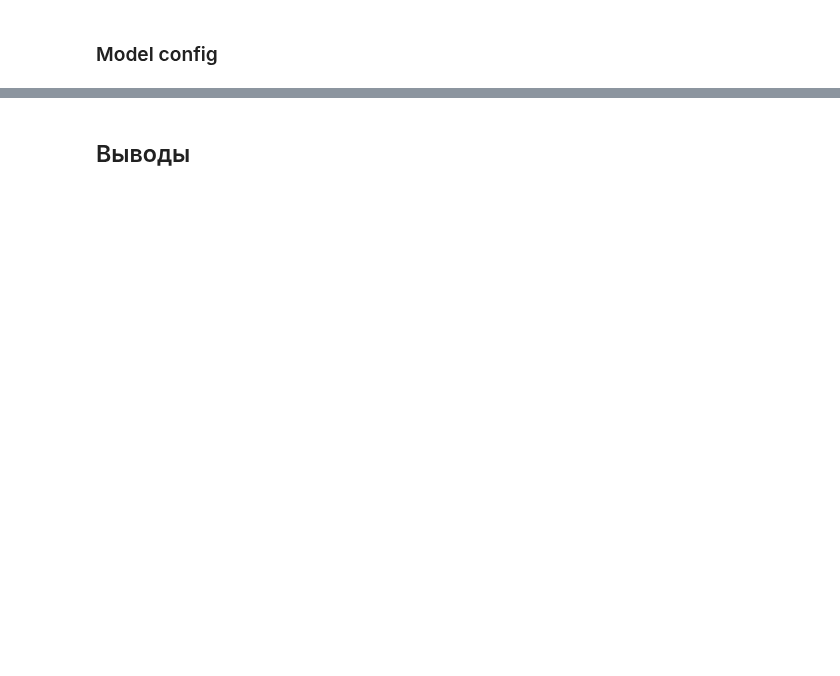
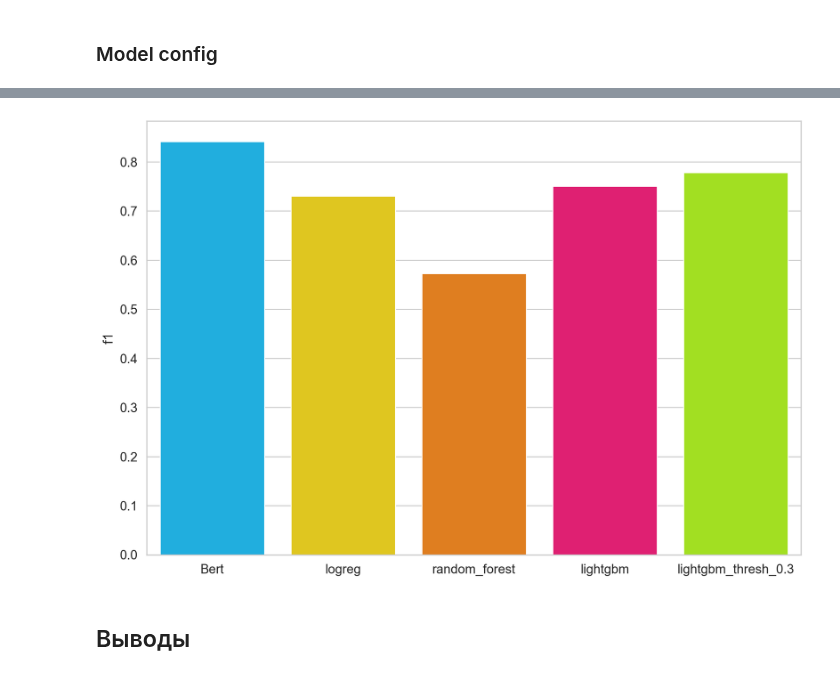
Before and after one commit to w00dwind/practicum, a Jupyter notebook: 13_NLP/project_NLP.ipynb, the cells around one changed output, grey strips where cells are left out. Drawn from its saved outputs; the diff is of its cells as text; code cells hidden in the pictures; blank space fills up the shorter version.

```diff
--- a/13_NLP/project_NLP.ipynb
+++ b/13_NLP/project_NLP.ipynb
@@ -440,0 +516,4 @@ KeyboardInterrupt:
+# %%
+last_model = list(Path(SAVE_PATH).glob('*best.pth'))[-1]
+print(last_model)
+model.load_state_dict(torch.load(last_model))
@@ -440,0 +523,5 @@ KeyboardInterrupt:
+# %%
+_, val_true, val_preds = eval_epoch(validation_dataloader, model, DEVICE)
+_, test_true, test_preds = eval_epoch(test_dataloader, model, DEVICE)
+print(f"Validation f1: {f1_score(val_true, val_preds)}")
+print(f"Test f1: {f1_score(test_true, test_preds)}")
@@ -440,0 +531,9 @@ KeyboardInterrupt:
+# %%
+bert_report = pd.DataFrame(index=['Bert'], data={'f1':f1_score(test_true, test_preds),
+                            'precision_0': precision_score(test_true, test_preds, pos_label=0),
+                           'precision_1': precision_score(test_true, test_preds, pos_label=1),
+                           'recall_0':recall_score(test_true, test_preds, pos_label=0),
+                           'recall_1':recall_score(test_true, test_preds, pos_label=1)})
+# %%
+report_df = pd.concat([bert_report, report_df])
+report_df.sort_values(by='f1', ascending=False)
@@ -441,2 +548,6 @@ KeyboardInterrupt:
+# %%
+sns.barplot(y=report_df['f1'], x=report_df.index);
+# %% [output]
+[figure, added]
 # %% [markdown]
 ## Выводы
```
Also changed, not shown: parts of 29 cells of this notebook.
